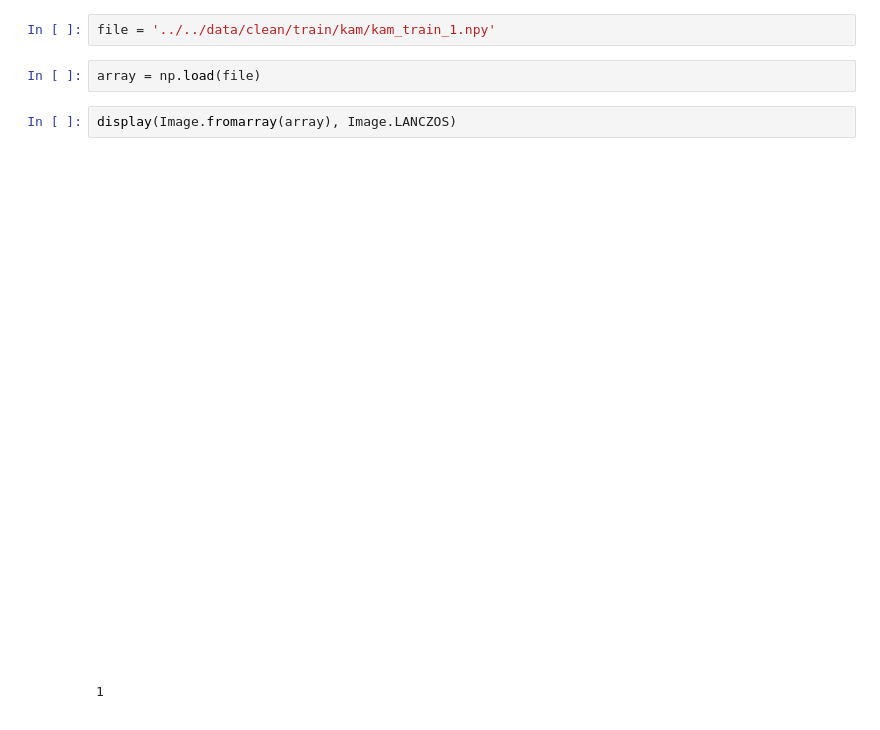
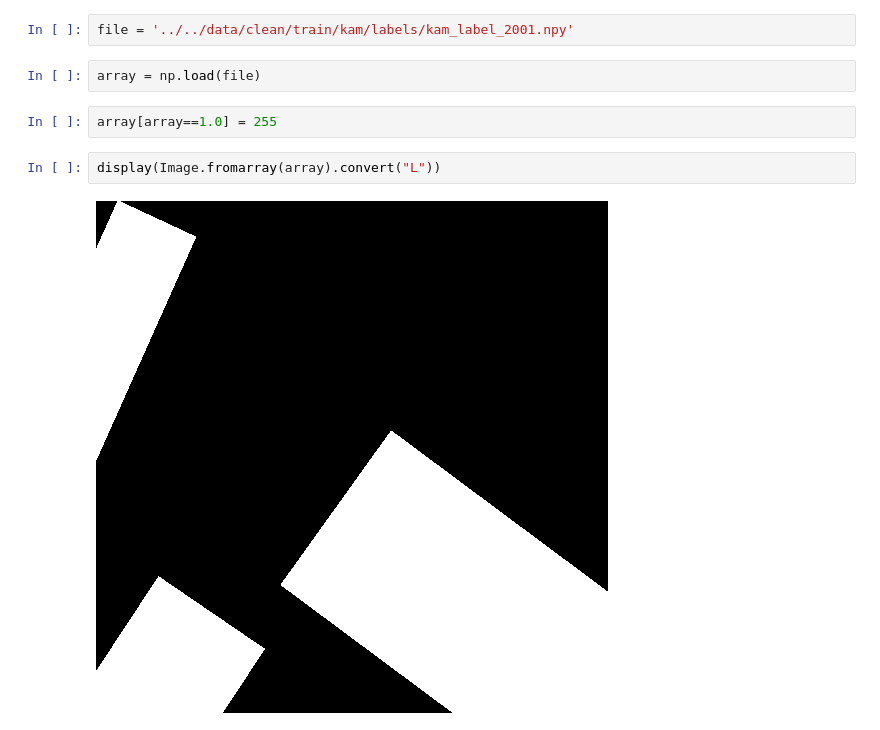
Before and after one commit to luisesanmartin/dwelling-recognition, a Jupyter notebook: notebooks/exploration/cleaned images.ipynb, the cells around one changed output. Drawn from its saved outputs; the diff is of its cells as text.

```diff
--- a/notebooks/exploration/cleaned training images.ipynb
+++ b/notebooks/exploration/cleaned images.ipynb
@@ -12,10 +49,11 @@ display(Image.fromarray(array), Image.LANCZOS)
 1
 # %%
-file = '../../data/clean/train/kam/kam_train_1.npy'
+file = '../../data/clean/train/kam/labels/kam_label_2001.npy'
 # %%
 array = np.load(file)
+# %%
+array[array==1.0] = 255
 # %%
-display(Image.fromarray(array), Image.LANCZOS)
+display(Image.fromarray(array).convert("L"))
 # %% [output]
-[figure, old version]
+[figure, new version]
-1
```
Also changed, not shown: parts of 13 cells of this notebook.
